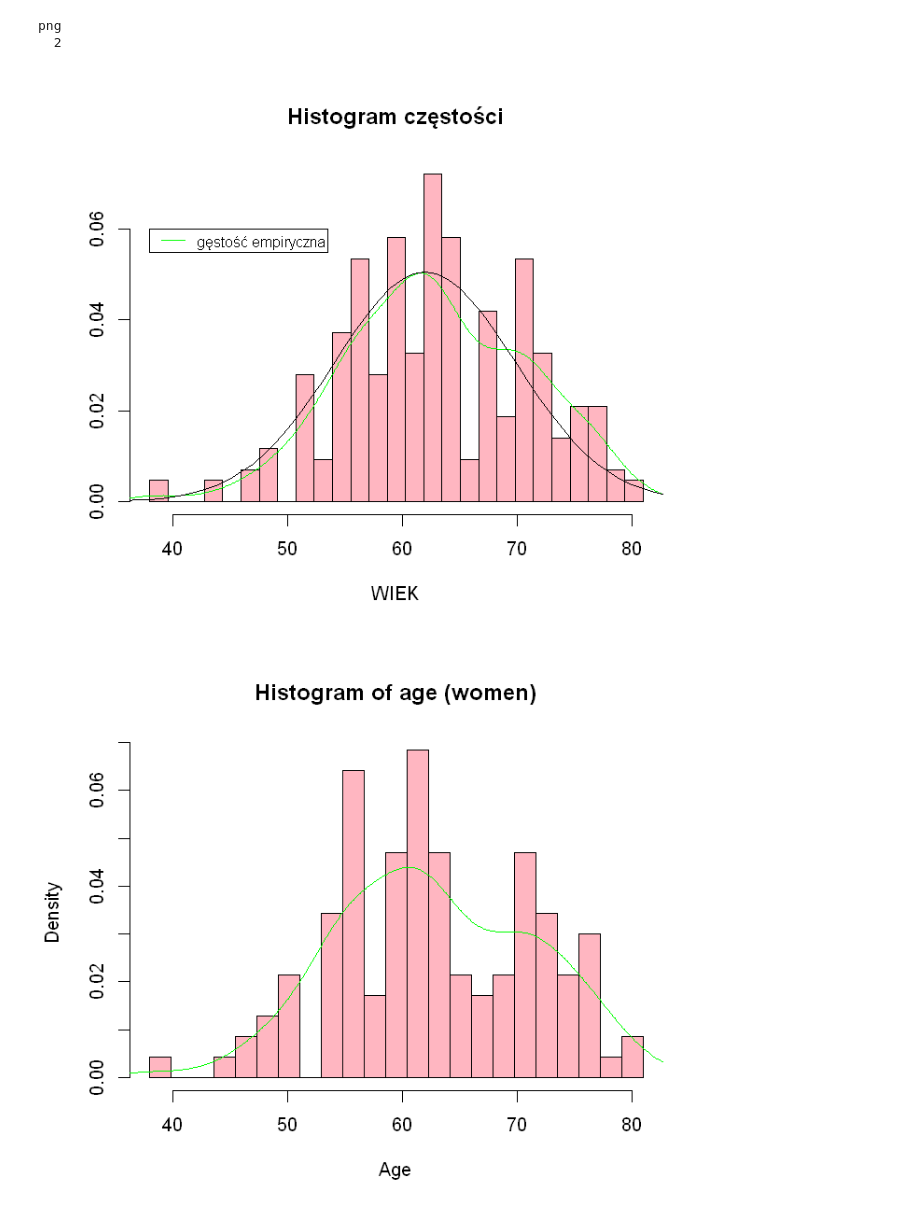
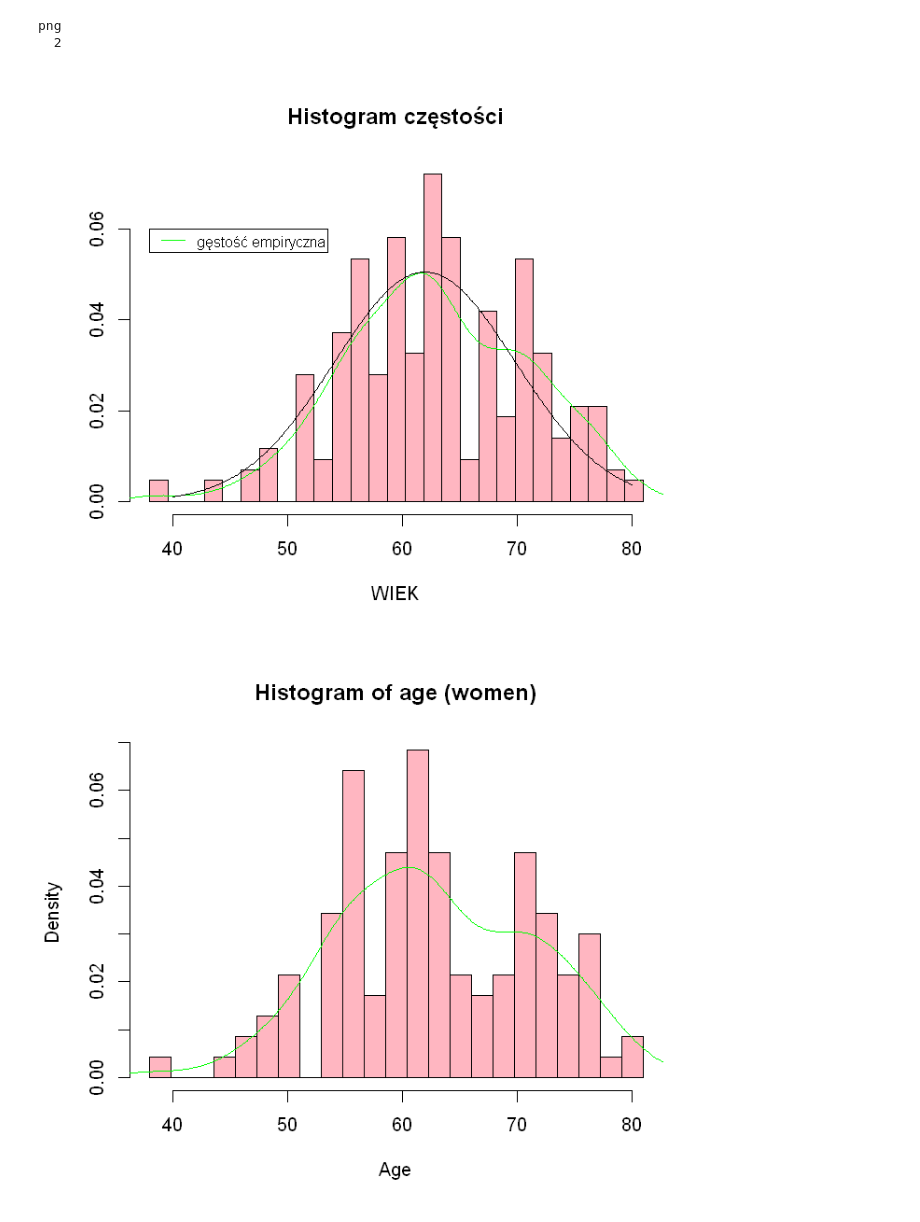
Before and after one commit to Swinkawkrawacie/Statystyka-stosowana, a Jupyter notebook: raport1.ipynb, the cells around one changed output. Drawn from its saved outputs; the diff is of its cells as text; code cells hidden in the pictures.

```diff
--- a/raport1.ipynb
+++ b/raport1.ipynb
@@ -171,20 +138,21 @@ dev.off()
 png
   2
 # %%
-#jpeg("hist_base_den.jpg", width = 600, height = 500)
+jpeg("hist_base_den.jpg", width = 600, height = 500)
 hist(data_set$AGE,
     breaks = seq(min(data_set$AGE), max(data_set$AGE),
     length.out = round(5 * log(length(data_set$AGE)))),
     col = "lightpink", freq = FALSE, xlab = "WIEK", ylab = "",
     main = "Histogram częstości")
 f <- density(data_set$AGE)
 lines(f$x, f$y, col = "green")
 legend(38, 0.06, legend = "gęstość empiryczna", col = "green", lty = 1,
     cex = 0.8)
+x <- seq(40,80,0.1)
 lines(x, dnorm(x, mean=62, sd=7.9))
-#dev.off()
+dev.off()
 # %% [output]
-[figure, old version]
+[figure, new version]
 # %%
 women <- subset(data_set, GENDER == "F")
 hist(women$AGE,
```
Also changed, not shown: parts of 19 cells of this notebook, 11 other files.
